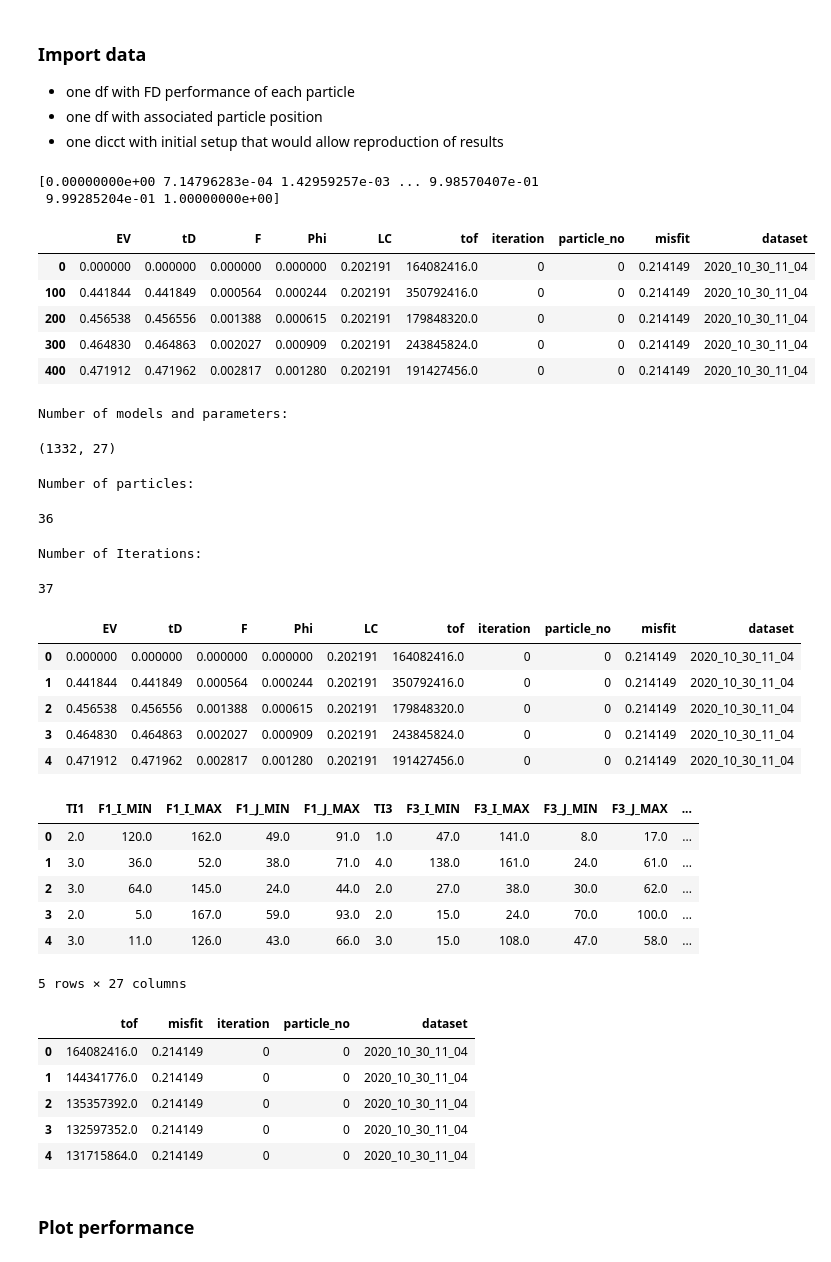
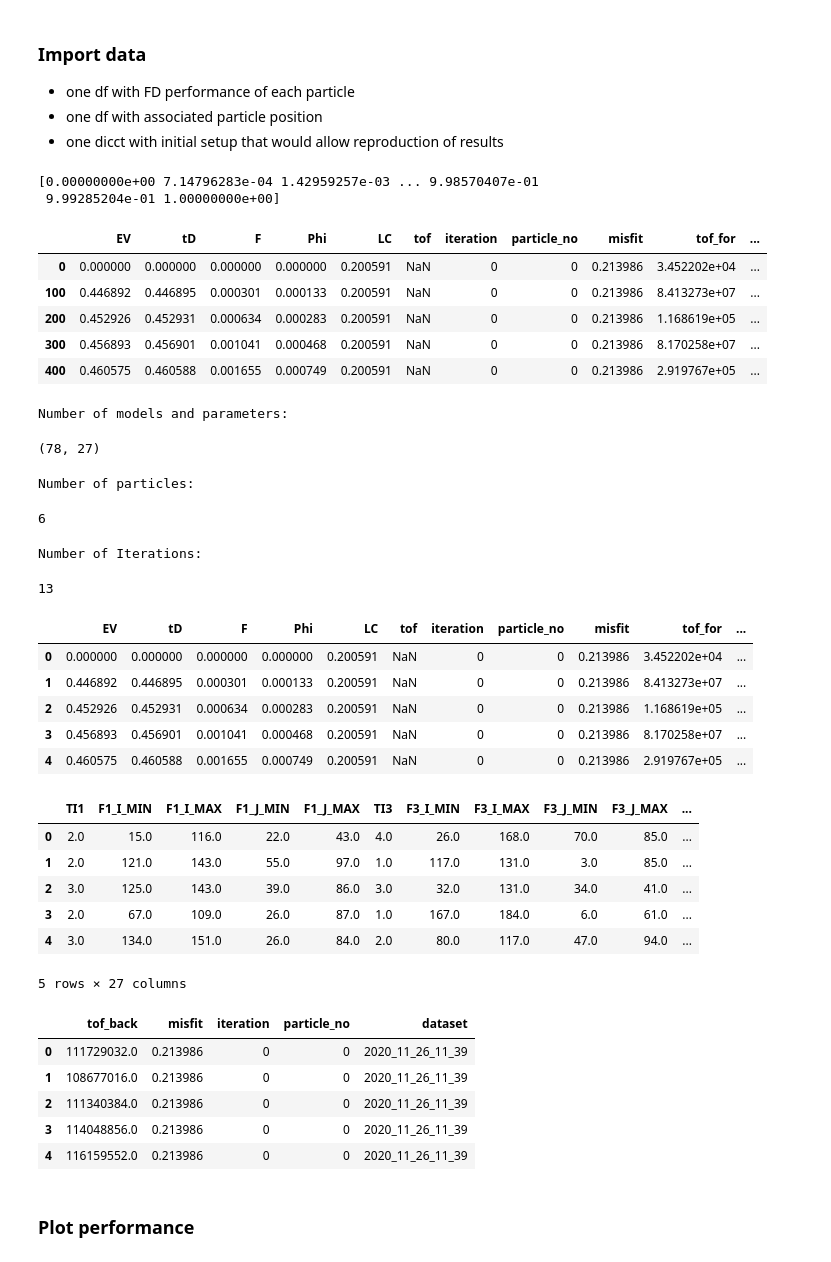
Before and after one commit to BastianSteffens/ABRM_functions, a Jupyter notebook: notebooks/postprocessing.ipynb, the cells around one changed output. Cells and saved outputs as stored; diff of their text form; code cells hidden in the pictures.

```diff
--- a/notebooks/postprocessing.ipynb
+++ b/notebooks/postprocessing.ipynb
@@ -21,56 +21,57 @@ pio.renderers.default = "browser"
 # %%
 # dataset = ["2020_08_25_11_25"]
 # dataset = ["2020_08_26_19_14"]
 # dataset = ["2020_09_11_11_20"]
 # dataset = ["2020_09_12_11_04"]
 dataset = ["2020_09_21_16_09"]
 # dataset = ["2020_09_15_18_04"]
 # dataset = ["2020_09_14_17_35"]
 dataset = ["2020_10_29_11_01"]
 dataset = ["2020_10_30_11_04"]
 # dataset = ["2020_10_28_11_52"]
 # dataset = ["2020_10_29_10_52"]
 # dataset = ["2020_10_01_14_12"]
+dataset = ["2020_11_26_11_39"]
 
 #
 
 
 data = postprocessing(dataset)
 data.read_data()
 # %% [output]
 [0.00000000e+00 7.14796283e-04 1.42959257e-03 ... 9.98570407e-01
  9.99285204e-01 1.00000000e+00]
-|  | EV | tD | F | Phi | LC | tof | iteration | particle_no | misfit | dataset |
-| 0 | 0.000000 | 0.000000 | 0.000000 | 0.000000 | 0.202191 | 164082416.0 | 0 | 0 | 0.214149 | 2020_10_30_11_04 |
-| 100 | 0.441844 | 0.441849 | 0.000564 | 0.000244 | 0.202191 | 350792416.0 | 0 | 0 | 0.214149 | 2020_10_30_11_04 |
-| 200 | 0.456538 | 0.456556 | 0.001388 | 0.000615 | 0.202191 | 179848320.0 | 0 | 0 | 0.214149 | 2020_10_30_11_04 |
-| 300 | 0.464830 | 0.464863 | 0.002027 | 0.000909 | 0.202191 | 243845824.0 | 0 | 0 | 0.214149 | 2020_10_30_11_04 |
-| 400 | 0.471912 | 0.471962 | 0.002817 | 0.001280 | 0.202191 | 191427456.0 | 0 | 0 | 0.214149 | 2020_10_30_11_04 |
+|  | EV | tD | F | Phi | LC | tof | iteration | particle_no | misfit | tof_for | ... |
+| 0 | 0.000000 | 0.000000 | 0.000000 | 0.000000 | 0.200591 | NaN | 0 | 0 | 0.213986 | 3.452202e+04 | ... |
+| 100 | 0.446892 | 0.446895 | 0.000301 | 0.000133 | 0.200591 | NaN | 0 | 0 | 0.213986 | 8.413273e+07 | ... |
+| 200 | 0.452926 | 0.452931 | 0.000634 | 0.000283 | 0.200591 | NaN | 0 | 0 | 0.213986 | 1.168619e+05 | ... |
+| 300 | 0.456893 | 0.456901 | 0.001041 | 0.000468 | 0.200591 | NaN | 0 | 0 | 0.213986 | 8.170258e+07 | ... |
+| 400 | 0.460575 | 0.460588 | 0.001655 | 0.000749 | 0.200591 | NaN | 0 | 0 | 0.213986 | 2.919767e+05 | ... |
 Number of models and parameters:
-(1332, 27)
+(78, 27)
 Number of particles:
-36
+6
 Number of Iterations:
-37
+13
-|  | EV | tD | F | Phi | LC | tof | iteration | particle_no | misfit | dataset |
-| 0 | 0.000000 | 0.000000 | 0.000000 | 0.000000 | 0.202191 | 164082416.0 | 0 | 0 | 0.214149 | 2020_10_30_11_04 |
-| 1 | 0.441844 | 0.441849 | 0.000564 | 0.000244 | 0.202191 | 350792416.0 | 0 | 0 | 0.214149 | 2020_10_30_11_04 |
-| 2 | 0.456538 | 0.456556 | 0.001388 | 0.000615 | 0.202191 | 179848320.0 | 0 | 0 | 0.214149 | 2020_10_30_11_04 |
-| 3 | 0.464830 | 0.464863 | 0.002027 | 0.000909 | 0.202191 | 243845824.0 | 0 | 0 | 0.214149 | 2020_10_30_11_04 |
-| 4 | 0.471912 | 0.471962 | 0.002817 | 0.001280 | 0.202191 | 191427456.0 | 0 | 0 | 0.214149 | 2020_10_30_11_04 |
+|  | EV | tD | F | Phi | LC | tof | iteration | particle_no | misfit | tof_for | ... |
+| 0 | 0.000000 | 0.000000 | 0.000000 | 0.000000 | 0.200591 | NaN | 0 | 0 | 0.213986 | 3.452202e+04 | ... |
+| 1 | 0.446892 | 0.446895 | 0.000301 | 0.000133 | 0.200591 | NaN | 0 | 0 | 0.213986 | 8.413273e+07 | ... |
+| 2 | 0.452926 | 0.452931 | 0.000634 | 0.000283 | 0.200591 | NaN | 0 | 0 | 0.213986 | 1.168619e+05 | ... |
+| 3 | 0.456893 | 0.456901 | 0.001041 | 0.000468 | 0.200591 | NaN | 0 | 0 | 0.213986 | 8.170258e+07 | ... |
+| 4 | 0.460575 | 0.460588 | 0.001655 | 0.000749 | 0.200591 | NaN | 0 | 0 | 0.213986 | 2.919767e+05 | ... |
 |  | TI1 | F1_I_MIN | F1_I_MAX | F1_J_MIN | F1_J_MAX | TI3 | F3_I_MIN | F3_I_MAX | F3_J_MIN | F3_J_MAX | ... |
-| 0 | 2.0 | 120.0 | 162.0 | 49.0 | 91.0 | 1.0 | 47.0 | 141.0 | 8.0 | 17.0 | ... |
-| 1 | 3.0 | 36.0 | 52.0 | 38.0 | 71.0 | 4.0 | 138.0 | 161.0 | 24.0 | 61.0 | ... |
-| 2 | 3.0 | 64.0 | 145.0 | 24.0 | 44.0 | 2.0 | 27.0 | 38.0 | 30.0 | 62.0 | ... |
-| 3 | 2.0 | 5.0 | 167.0 | 59.0 | 93.0 | 2.0 | 15.0 | 24.0 | 70.0 | 100.0 | ... |
-| 4 | 3.0 | 11.0 | 126.0 | 43.0 | 66.0 | 3.0 | 15.0 | 108.0 | 47.0 | 58.0 | ... |
+| 0 | 2.0 | 15.0 | 116.0 | 22.0 | 43.0 | 4.0 | 26.0 | 168.0 | 70.0 | 85.0 | ... |
+| 1 | 2.0 | 121.0 | 143.0 | 55.0 | 97.0 | 1.0 | 117.0 | 131.0 | 3.0 | 85.0 | ... |
+| 2 | 3.0 | 125.0 | 143.0 | 39.0 | 86.0 | 3.0 | 32.0 | 131.0 | 34.0 | 41.0 | ... |
+| 3 | 2.0 | 67.0 | 109.0 | 26.0 | 87.0 | 1.0 | 167.0 | 184.0 | 6.0 | 61.0 | ... |
+| 4 | 3.0 | 134.0 | 151.0 | 26.0 | 84.0 | 2.0 | 80.0 | 117.0 | 47.0 | 94.0 | ... |
 5 rows × 27 columns
-|  | tof | misfit | iteration | particle_no | dataset |
-| 0 | 164082416.0 | 0.214149 | 0 | 0 | 2020_10_30_11_04 |
-| 1 | 144341776.0 | 0.214149 | 0 | 0 | 2020_10_30_11_04 |
-| 2 | 135357392.0 | 0.214149 | 0 | 0 | 2020_10_30_11_04 |
-| 3 | 132597352.0 | 0.214149 | 0 | 0 | 2020_10_30_11_04 |
-| 4 | 131715864.0 | 0.214149 | 0 | 0 | 2020_10_30_11_04 |
+|  | tof_back | misfit | iteration | particle_no | dataset |
+| 0 | 111729032.0 | 0.213986 | 0 | 0 | 2020_11_26_11_39 |
+| 1 | 108677016.0 | 0.213986 | 0 | 0 | 2020_11_26_11_39 |
+| 2 | 111340384.0 | 0.213986 | 0 | 0 | 2020_11_26_11_39 |
+| 3 | 114048856.0 | 0.213986 | 0 | 0 | 2020_11_26_11_39 |
+| 4 | 116159552.0 | 0.213986 | 0 | 0 | 2020_11_26_11_39 |
 # %%
 data.get_df_best(misfit_tolerance = 0.05 ,window_shape = (1,1,1),step_size = 1)
 # %% [markdown]
```
Also changed, not shown: parts of 30 cells of this notebook, 7 other files.
